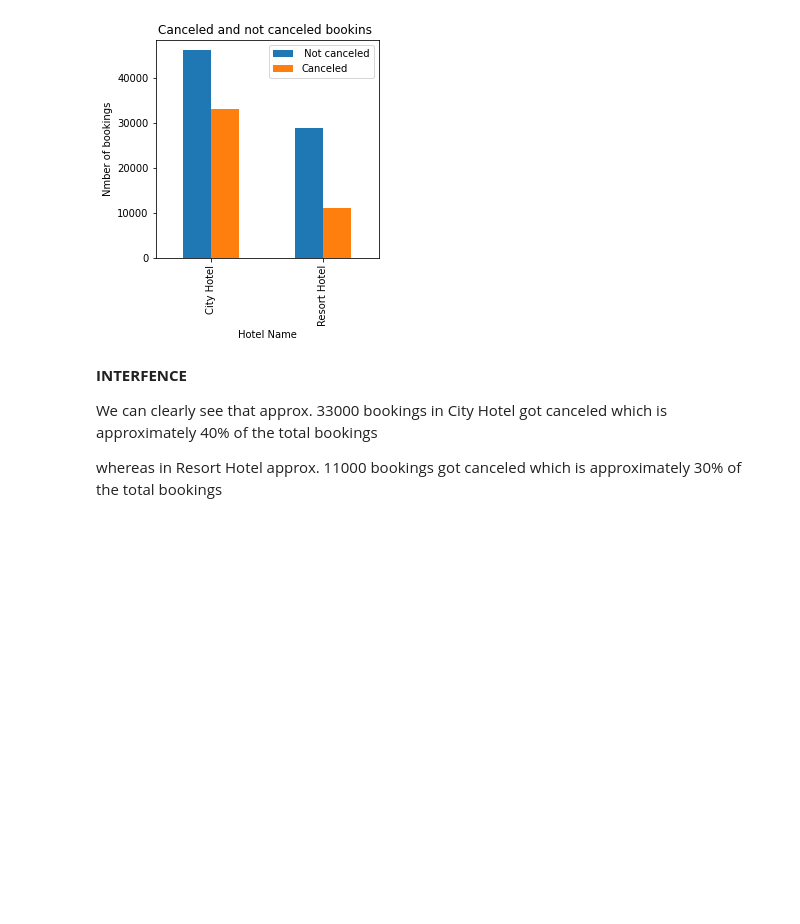
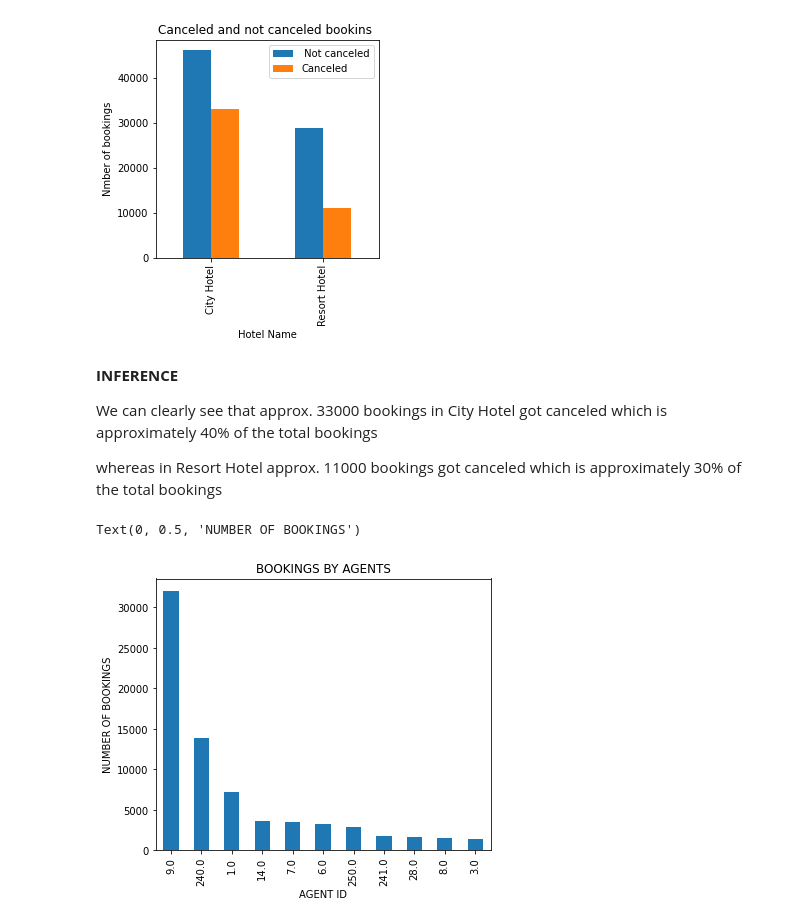
Before and after one commit to AYUSH-SHARMA25/HOTEL-BOOKING-ANALYSIS-PROJECT, a Jupyter notebook: Hotel_Booking_Analysis_.ipynb, the cells around one changed output. Drawn from its saved outputs; the diff is of its cells as text; code cells hidden in the pictures; blank space fills up the shorter version.

```diff
--- a/Hotel_Booking_Analysis_.ipynb
+++ b/Hotel_Booking_Analysis_.ipynb
@@ -125,8 +125,21 @@ plt.legend([' Not canceled','Canceled'])
 <matplotlib.legend.Legend at 0x...>
 [figure]
 # %% [markdown]
-**INTERFENCE**
+**INFERENCE**
 
 We can clearly see that approx. 33000 bookings in City Hotel got canceled which is approximately 40% of the total bookings
 
 whereas in Resort Hotel approx. 11000 bookings got canceled  which is approximately 30% of the total bookings
+# %%
+# let's see which agent made most number of bookings
+agent_booking = HB_data['agent'].value_counts()
+plt.rcParams['figure.figsize'] = (6,5)
+top_10_agents = agent_booking.sort_values(ascending=False).iloc[0:11]
+
+top_10_agents.plot(kind='bar')
+plt.title('BOOKINGS BY AGENTS')
+plt.xlabel('AGENT ID')
+plt.ylabel('NUMBER OF BOOKINGS')
+# %% [output]
+Text(0, 0.5, 'NUMBER OF BOOKINGS')
+[figure, added]
```
Also changed, not shown: parts of 3 cells of this notebook.
